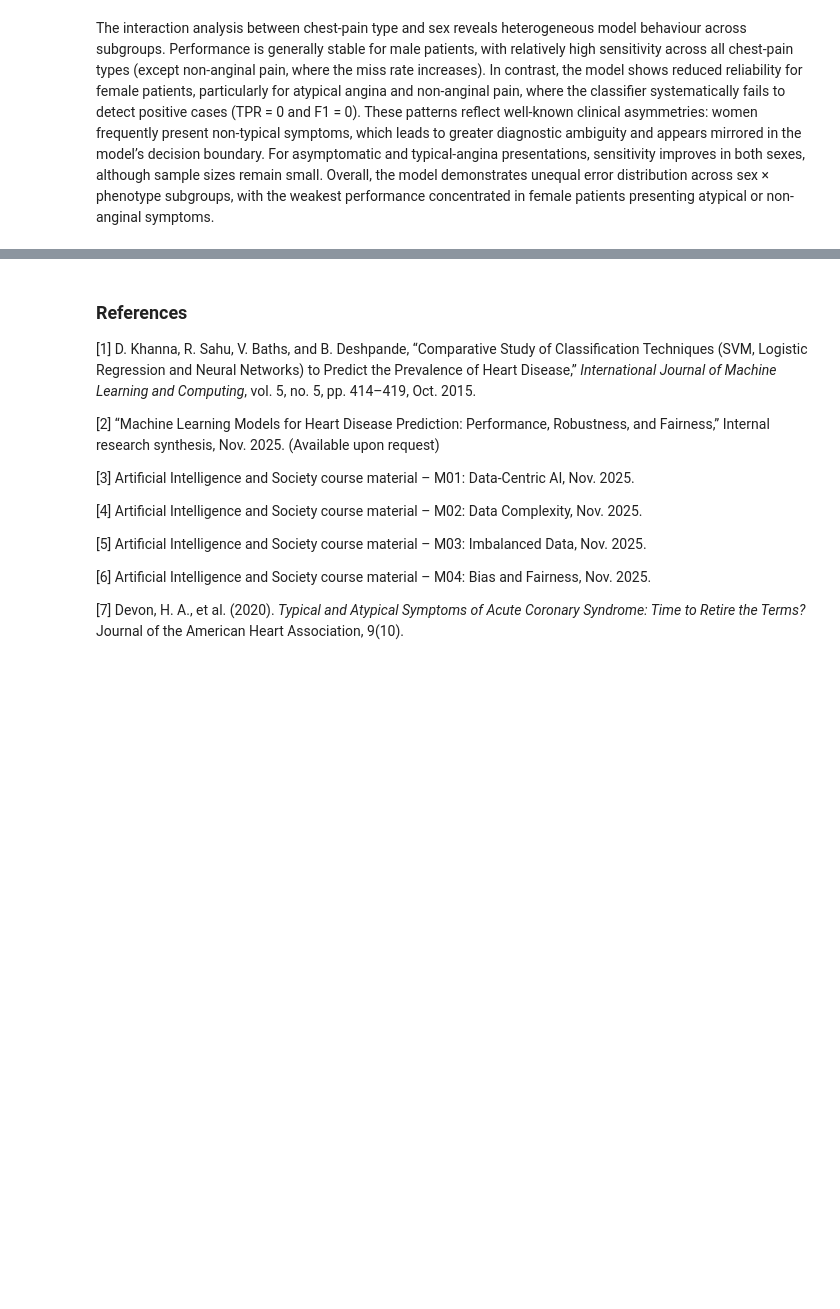
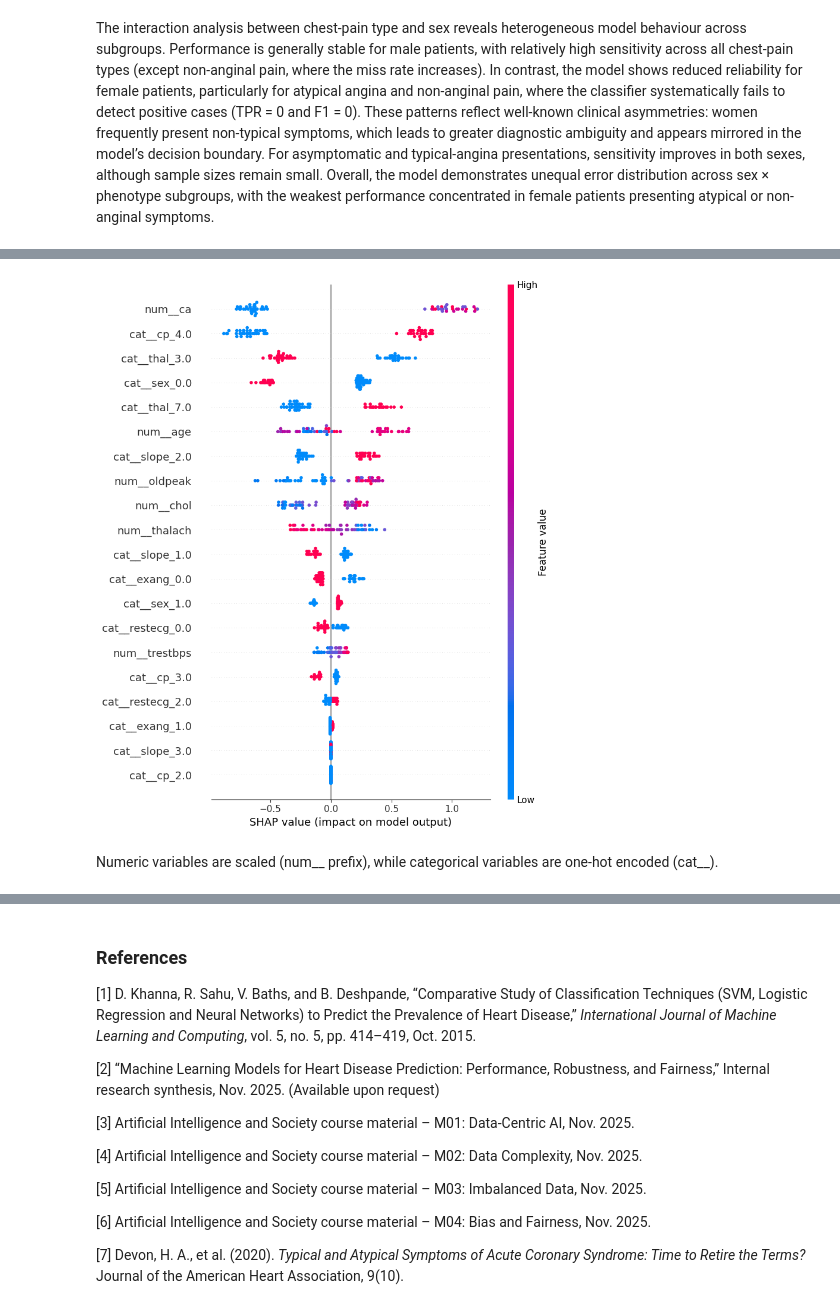
Before and after one commit to Mihalachee/Phenotypic-Bias-in-Heart-Disease-Prediction, a Jupyter notebook: indiviual.ipynb, the cells around one changed output, grey strips where cells are left out. Saved outputs shown, nothing was run; the diff lists cells and outputs as text; code cells hidden in the pictures; blank space fills up the shorter version.

Commit message:
shap 1 feito

```diff
--- a/indiviual.ipynb
+++ b/indiviual.ipynb
@@ -1975,0 +2039,24 @@ The interaction analysis between chest-pain type and sex reveals heterogeneous m
+# %%
+import shap
+import matplotlib.pyplot as plt
+
+feature_names = preprocessor.get_feature_names_out()
+explainer = shap.TreeExplainer(booster_final)
+shap_values = explainer.shap_values(X_test_proc)
+
+# Criar figura antes do SHAP
+plt.figure(figsize=(4, 5))
+
+shap.summary_plot(
+    shap_values,
+    X_test_proc,
+    feature_names=feature_names,
+    show=False
+)
+
+plt.tight_layout()
+plt.show()
+# %% [output]
+[figure, added]
+# %% [markdown]
+Numeric variables are scaled (num__ prefix), while categorical variables are one-hot encoded (cat__).
```
Also changed, not shown: parts of 19 cells of this notebook.
